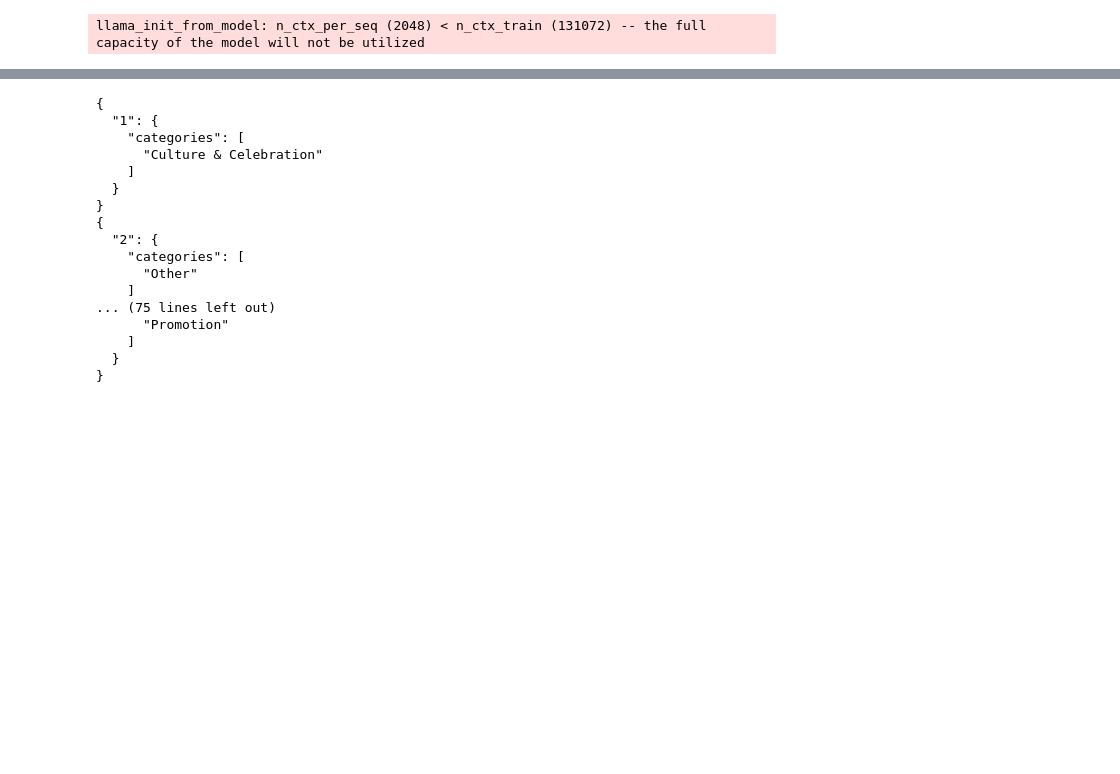
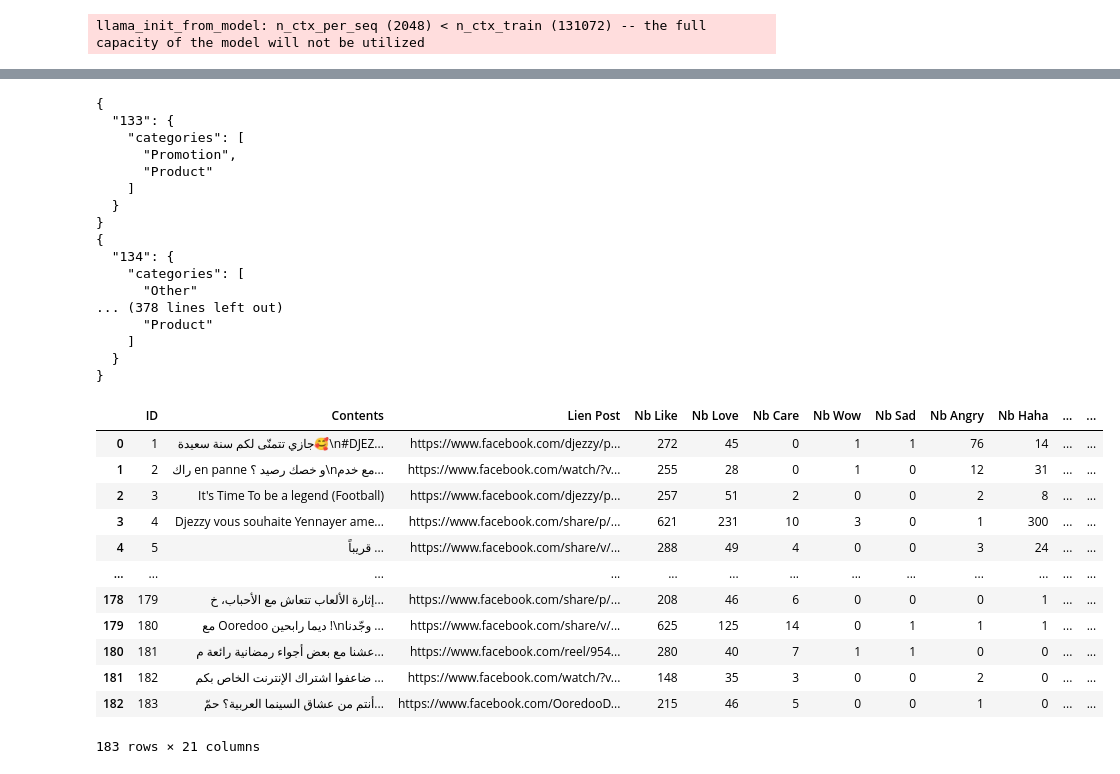
Before and after one commit to OUARAS-khelil-Rafik/AS-Ooredoo_Djezzy_Mobilis-, a Jupyter notebook: Annotate_IA_Model_Posts.ipynb, the cells around one changed output, grey strips where cells are left out. Saved outputs shown, nothing was run; the diff lists cells and outputs as text; code cells hidden in the pictures; blank space fills up the shorter version.

```diff
--- a/Annotate_IA_Model_Posts.ipynb
+++ b/Annotate_IA_Model_Posts.ipynb
@@ -219,7 +243,7 @@ from time import sleep
 # Boucle d’inférence
 results = {}
 
-for idx, row in posts_df.iterrows():
+for idx, row in test_df.iterrows():
     content_id = str(row['ID'])
     content_text = str(row['Contents'])
 
@@ -264,19 +288,19 @@ for idx, row in posts_df.iterrows():
     sleep(0.5)
 # %% [output]
 {
-  "1": {
+  "133": {
     "categories": [
-      "Culture & Celebration"
+      "Promotion",
+      "Product"
     ]
   }
 }
 {
-  "2": {
+  "134": {
     "categories": [
       "Other"
-    ]
-... (75 lines left out)
-      "Promotion"
+... (378 lines left out)
+      "Product"
     ]
   }
 }
@@ -292,36 +316,52 @@ import json
 # Lire le fichier JSON depuis le disque
 with open("/content/Results/classified_posts.json", "r", encoding="utf-8") as f:
     classification_dict = json.load(f)
+
+posts_df = pd.read_excel('/content/Posts.xlsx')
 
 # Liste des catégories
 category_list = [
     "Culture & Celebration",
     "Sport",
     "Product",
     "Promotion",
     "Network",
     "Survey",
     "Event",
     "Contest & Games",
     "Other"
 ]
 
 
 # Initialiser toutes les colonnes de catégories à 0
 for cat in category_list:
     if cat not in posts_df.columns:
         posts_df[cat] = 0
 
 # Remplir en fonction des catégories détectées
 for content_id_str, data in classification_dict.items():
     content_id = int(content_id_str)
     categories = data.get("categories", [])
     for category in categories:
         if category in category_list:
             posts_df.loc[posts_df["ID"] == content_id, category] = 1
 
 # Sauvegarder le nouveau DataFrame
 posts_df.to_csv("/content/Results/posts_df_classified.csv", index=False)
 
 # Afficher un aperçu
-print(posts_df.head())
+posts_df
+# %% [output]
+|  | ID | Contents | Lien Post | Nb Like | Nb Love | Nb Care | Nb Wow | Nb Sad | Nb Angry | Nb Haha | ... | ... |
+| 0 | 1 | جازي تتمنّى لكم سنة سعيدة🥰\n#DJEZ... | https://www.facebook.com/djezzy/p... | 272 | 45 | 0 | 1 | 1 | 76 | 14 | ... | ... |
+| 1 | 2 | راك en panne و خصك رصيد ؟\nمع خدم... | https://www.facebook.com/watch/?v... | 255 | 28 | 0 | 1 | 0 | 12 | 31 | ... | ... |
+| 2 | 3 | It's Time To be a legend (Football) | https://www.facebook.com/djezzy/p... | 257 | 51 | 2 | 0 | 0 | 2 | 8 | ... | ... |
+| 3 | 4 | Djezzy vous souhaite Yennayer ame... | https://www.facebook.com/share/p/... | 621 | 231 | 10 | 3 | 0 | 1 | 300 | ... | ... |
+| 4 | 5 | قريباً ... | https://www.facebook.com/share/v/... | 288 | 49 | 4 | 0 | 0 | 3 | 24 | ... | ... |
+| ... | ... | ... | ... | ... | ... | ... | ... | ... | ... | ... | ... | ... |
+| 178 | 179 | إثارة الألعاب تتعاش مع الأحباب، خ... | https://www.facebook.com/share/p/... | 208 | 46 | 6 | 0 | 0 | 0 | 1 | ... | ... |
+| 179 | 180 | مع Ooredoo ديما رابحين !\nوجّدنا ... | https://www.facebook.com/share/v/... | 625 | 125 | 14 | 0 | 1 | 1 | 1 | ... | ... |
+| 180 | 181 | عشنا مع بعض أجواء رمضانية رائعة م... | https://www.facebook.com/reel/954... | 280 | 40 | 7 | 1 | 1 | 0 | 0 | ... | ... |
+| 181 | 182 | ضاعفوا اشتراك الإنترنت الخاص بكم ... | https://www.facebook.com/watch/?v... | 148 | 35 | 3 | 0 | 0 | 2 | 0 | ... | ... |
+| 182 | 183 | أنتم من عشاق السينما العربية؟ حمّ... | https://www.facebook.com/OoredooD... | 215 | 46 | 5 | 0 | 0 | 1 | 0 | ... | ... |
+183 rows × 21 columns
```
Also changed, not shown: parts of 2 cells of this notebook.
